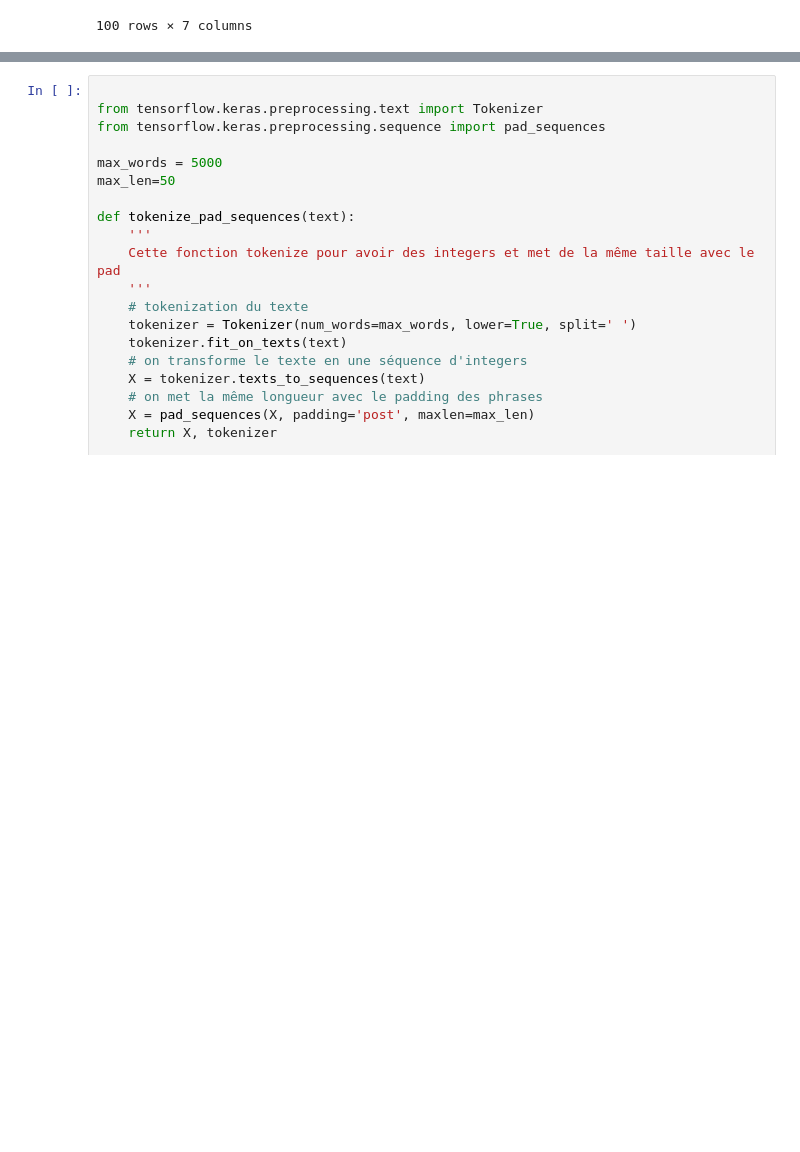
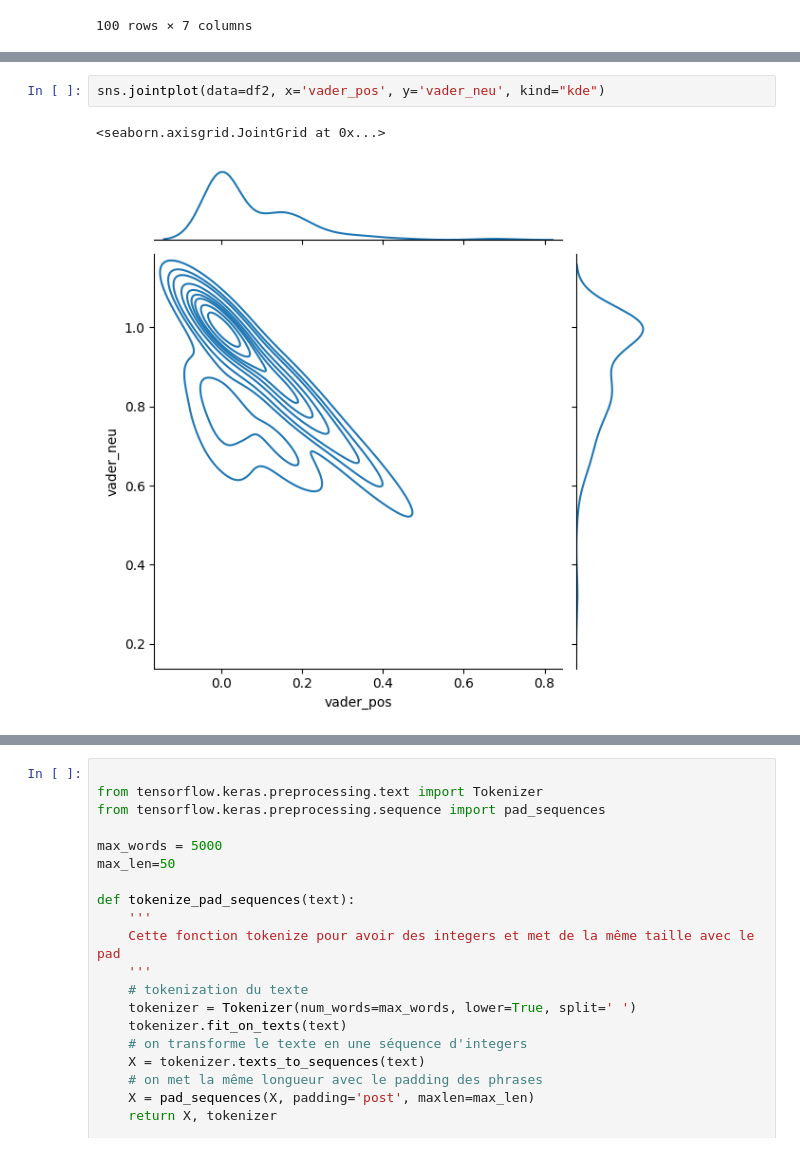
Before and after one commit to Nafbo/AVA-Bot, a Jupyter notebook: src/app/analyse_tweets.ipynb, the cells around one changed output, grey strips where cells are left out. Saved outputs shown, nothing was run; the diff lists cells and outputs as text; blank space fills up the shorter version.

```diff
--- a/src/app/analyse_tweets.ipynb
+++ b/src/app/analyse_tweets.ipynb
@@ -134,0 +138,5 @@ df2
+# %%
+sns.jointplot(data=df2, x='vader_pos', y='vader_neu', kind="kde")
+# %% [output]
+<seaborn.axisgrid.JointGrid at 0x...>
+[figure, added]
```
Also changed, not shown: parts of 9 cells of this notebook.
